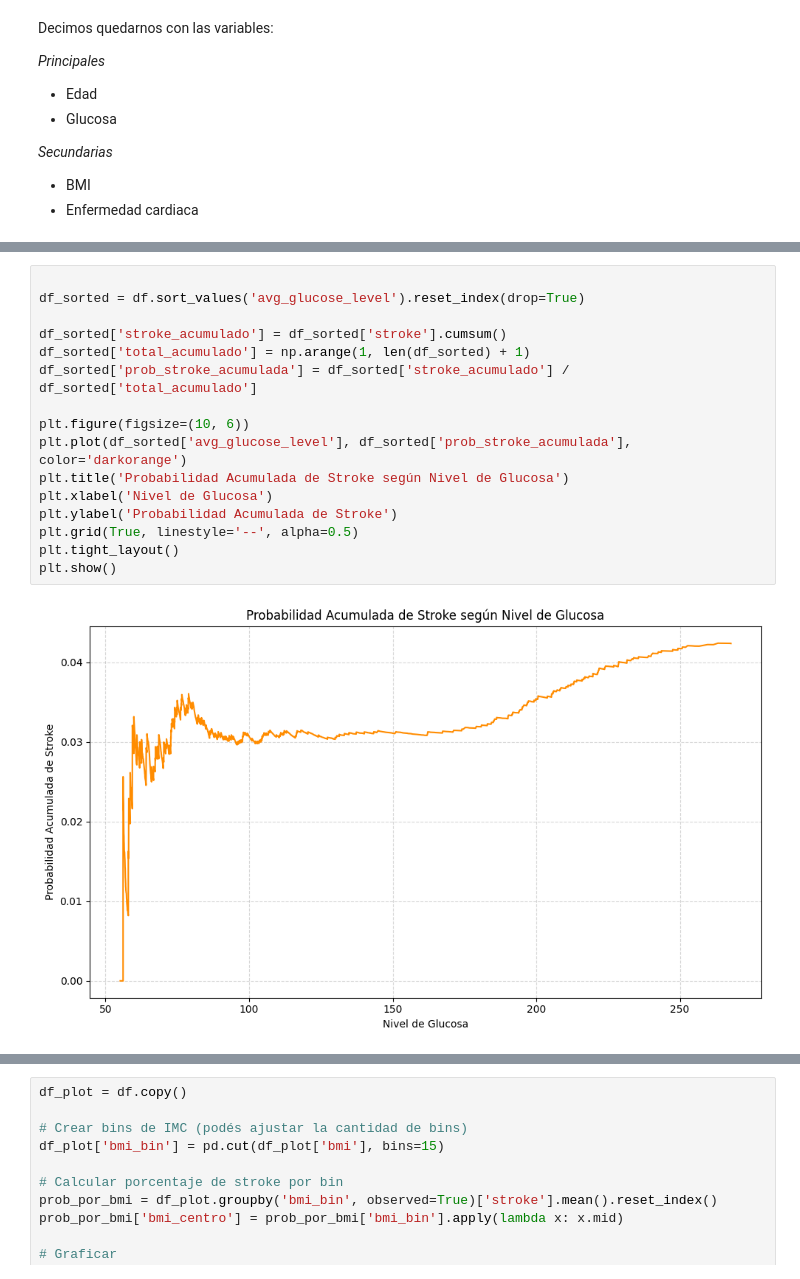
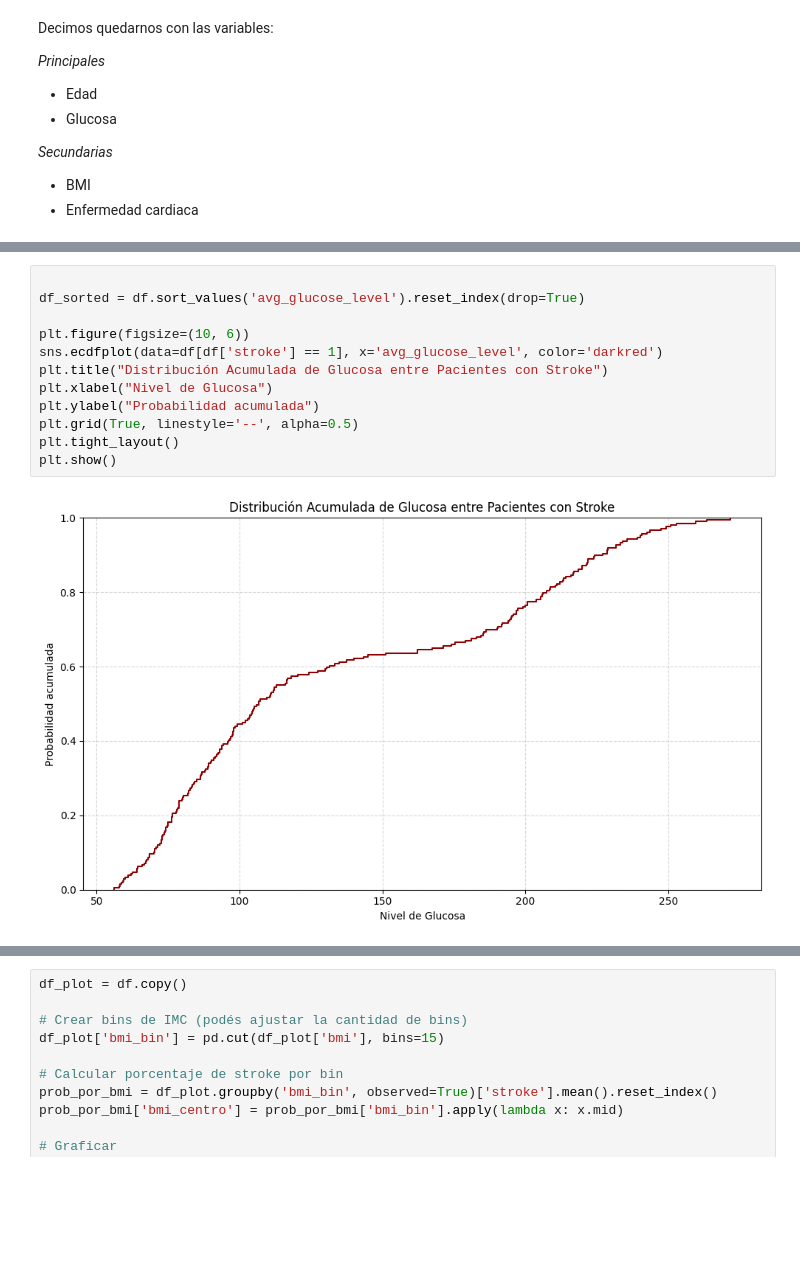
Before and after one commit to champagne-gabo/proyecto-inf280, a Jupyter notebook: notebook.ipynb, the cells around one changed output, grey strips where cells are left out. Saved outputs shown, nothing was run; the diff lists cells and outputs as text; blank space fills up the shorter version.

```diff
--- a/notebook.ipynb
+++ b/notebook.ipynb
@@ -462,19 +740,15 @@ plt.show()
 # %%
 
 df_sorted = df.sort_values('avg_glucose_level').reset_index(drop=True)
 
-df_sorted['stroke_acumulado'] = df_sorted['stroke'].cumsum()
-df_sorted['total_acumulado'] = np.arange(1, len(df_sorted) + 1)
-df_sorted['prob_stroke_acumulada'] = df_sorted['stroke_acumulado'] / df_sorted['total_acumulado']
-
 plt.figure(figsize=(10, 6))
-plt.plot(df_sorted['avg_glucose_level'], df_sorted['prob_stroke_acumulada'], color='darkorange')
-plt.title('Probabilidad Acumulada de Stroke según Nivel de Glucosa')
-plt.xlabel('Nivel de Glucosa')
-plt.ylabel('Probabilidad Acumulada de Stroke')
+sns.ecdfplot(data=df[df['stroke'] == 1], x='avg_glucose_level', color='darkred')
+plt.title("Distribución Acumulada de Glucosa entre Pacientes con Stroke")
+plt.xlabel("Nivel de Glucosa")
+plt.ylabel("Probabilidad acumulada")
 plt.grid(True, linestyle='--', alpha=0.5)
 plt.tight_layout()
 plt.show()
 # %% [output]
-[figure, old version]
+[figure, new version]
 # %%
```
Also changed, not shown: parts of 41 cells of this notebook.
